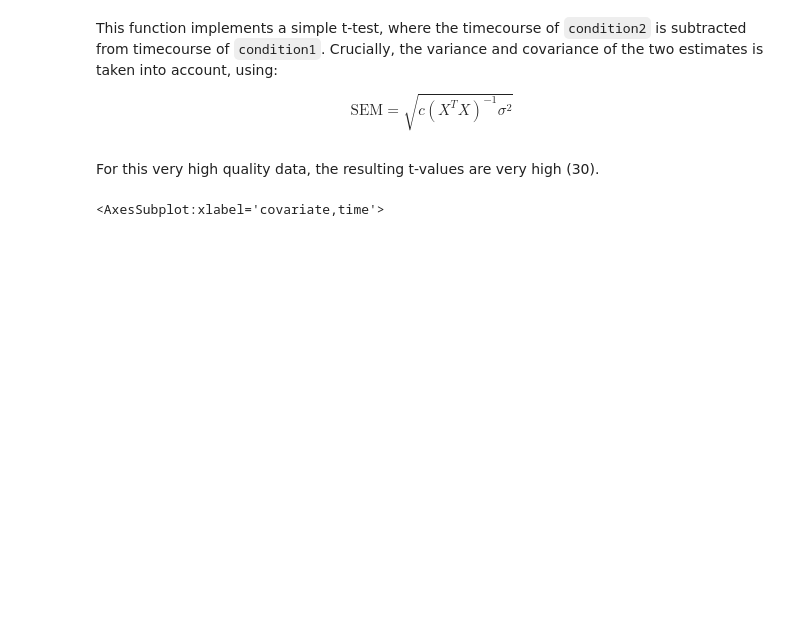
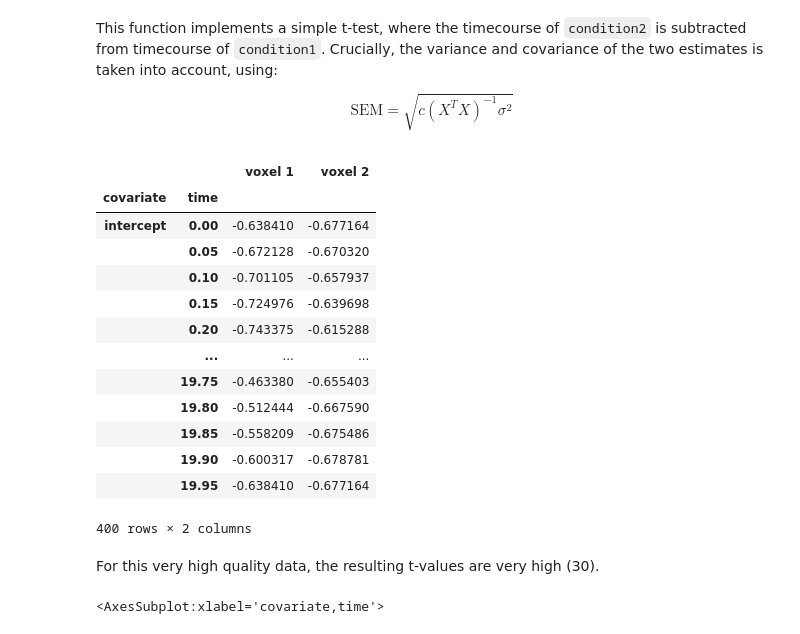
Before and after one commit to VU-Cog-Sci/nideconv, a Jupyter notebook: notebooks/Paired t-test using nideconv.ipynb, the cells around one changed output. Saved outputs shown, nothing was run; the diff lists cells and outputs as text; code cells hidden in the pictures; blank space fills up the shorter version.

```diff
--- a/notebooks/Paired t-test using nideconv.ipynb
+++ b/notebooks/Paired t-test using nideconv.ipynb
@@ -101,3 +86,20 @@ t = paired_t_test(fitter, 'plus_type1_exemplar1', 'drop_type1_exemplar1')
+# %%
+t
+# %% [output]
+|  |  | voxel 1 | voxel 2 |
+| covariate | time |  |  |
+| intercept | 0.00 | -0.638410 | -0.677164 |
+|  | 0.05 | -0.672128 | -0.670320 |
+|  | 0.10 | -0.701105 | -0.657937 |
+|  | 0.15 | -0.724976 | -0.639698 |
+|  | 0.20 | -0.743375 | -0.615288 |
+|  | ... | ... | ... |
+|  | 19.75 | -0.463380 | -0.655403 |
+|  | 19.80 | -0.512444 | -0.667590 |
+|  | 19.85 | -0.558209 | -0.675486 |
+|  | 19.90 | -0.600317 | -0.678781 |
+|  | 19.95 | -0.638410 | -0.677164 |
+400 rows × 2 columns
 # %% [markdown]
 For this very high quality data, the resulting t-values are very high (30).
 # %%
```
Also changed, not shown: parts of 14 cells of this notebook, 2 other files.
